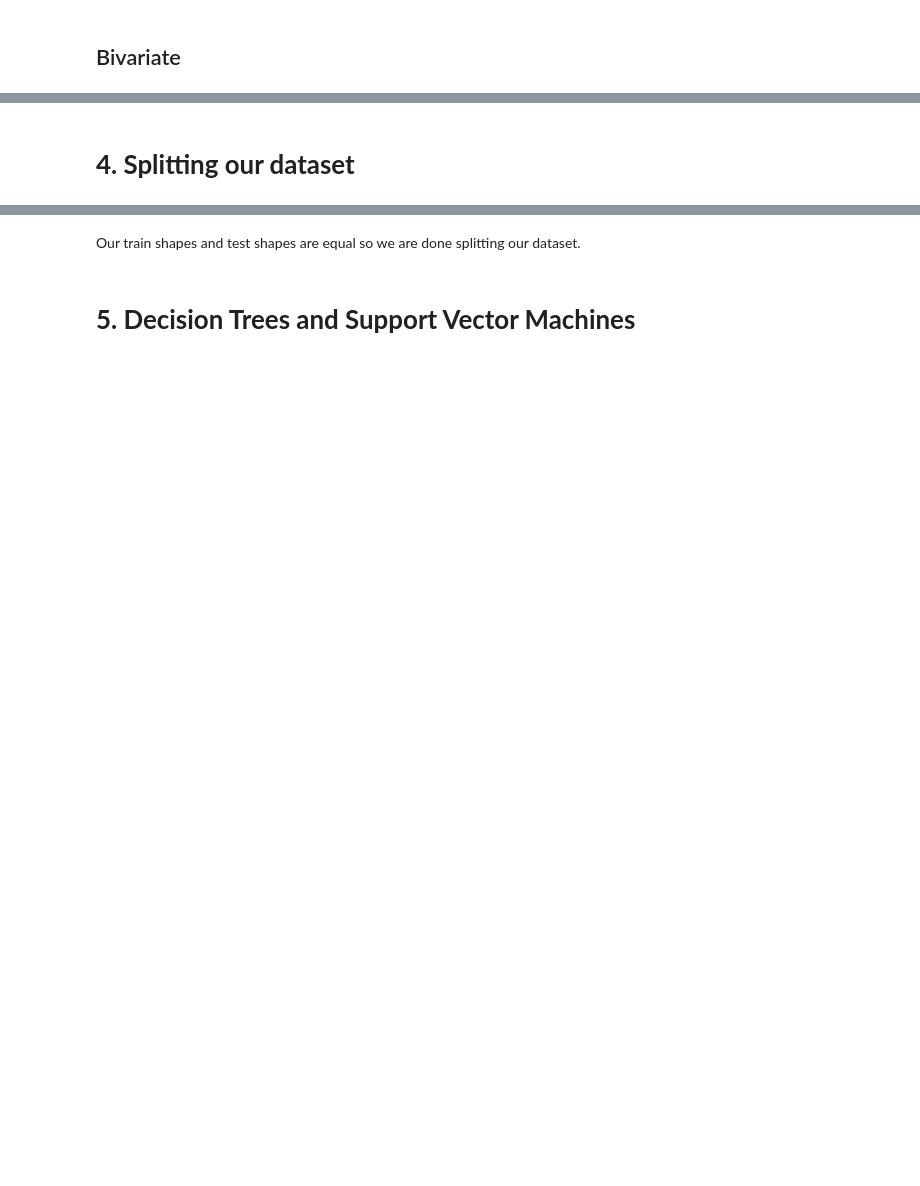
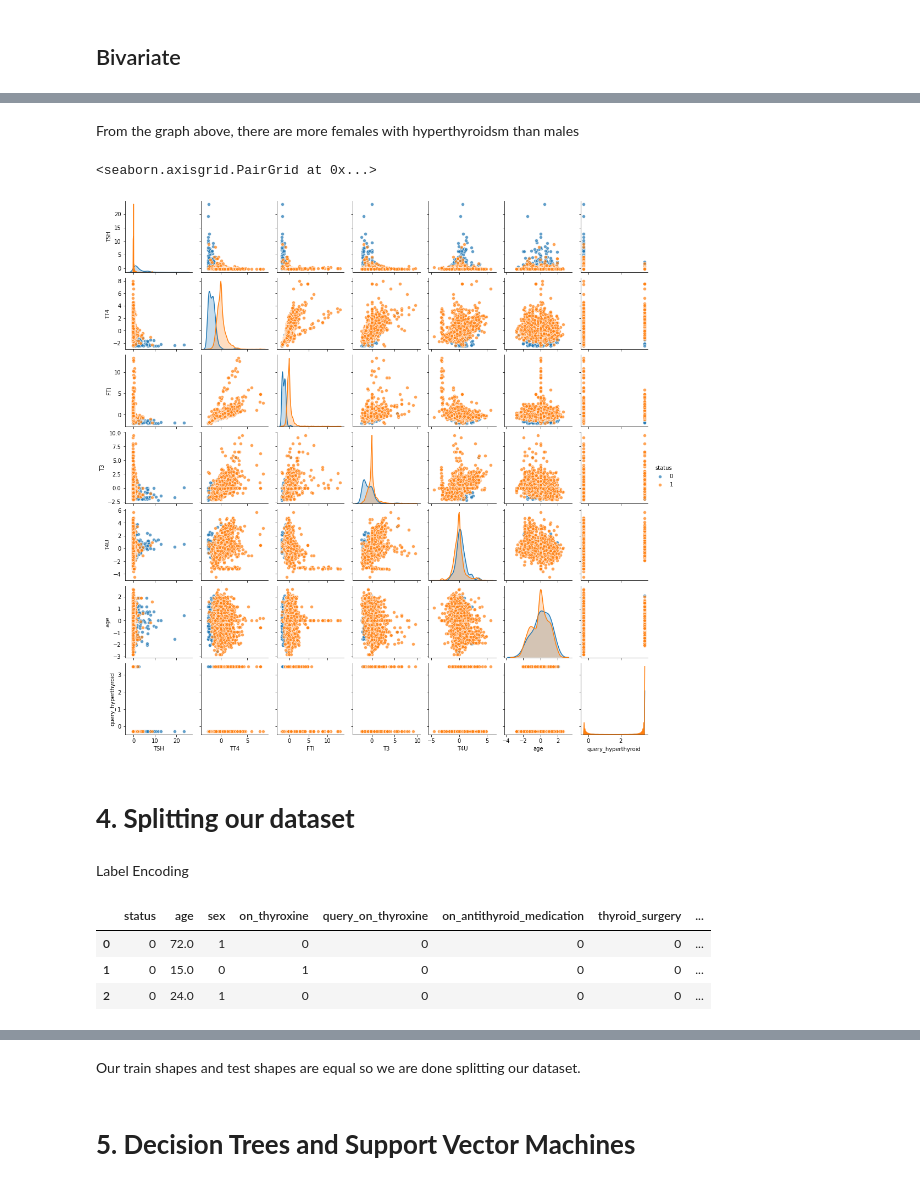
Before and after one commit to PrecyMaeMwanyungu/Hypothyroidism_prediction, a Jupyter notebook: _Precy_Mae_Independent_Project_Core_Week8.ipynb, the cells around one changed output, grey strips where cells are left out. Saved outputs shown, nothing was run; the diff lists cells and outputs as text; code cells hidden in the pictures; blank space fills up the shorter version.

```diff
--- a/_Precy_Mae_Independent_Project_Core_Week8.ipynb
+++ b/_Precy_Mae_Independent_Project_Core_Week8.ipynb
@@ -313,2 +324,13 @@ plt.show()
+# %% [markdown]
+From the graph above, there are more females with hyperthyroidsm than males
+# %%
+# Make the pair plot Showing distribution of those with and without hyperthyroid
+sns.pairplot(df, hue = 'status', diag_kind = 'kde', plot_kws=dict(alpha = 0.7),
+                   diag_kws=dict(shade=True),size=2)
+# %% [output]
+<seaborn.axisgrid.PairGrid at 0x...>
+[figure, added]
 # %% [markdown]
 # **4. Splitting our dataset**
+# %% [markdown]
+Label Encoding
@@ -314,0 +350,8 @@ plt.show()
+# %%
+# Confirming that our label encoding has taken place
+df.head(3)
+# %% [output]
+|  | status | age | sex | on_thyroxine | query_on_thyroxine | on_antithyroid_medication | thyroid_surgery | ... |
+| 0 | 0 | 72.0 | 1 | 0 | 0 | 0 | 0 | ... |
+| 1 | 0 | 15.0 | 0 | 1 | 0 | 0 | 0 | ... |
+| 2 | 0 | 24.0 | 1 | 0 | 0 | 0 | 0 | ... |
```
Also changed, not shown: parts of 60 cells of this notebook.
